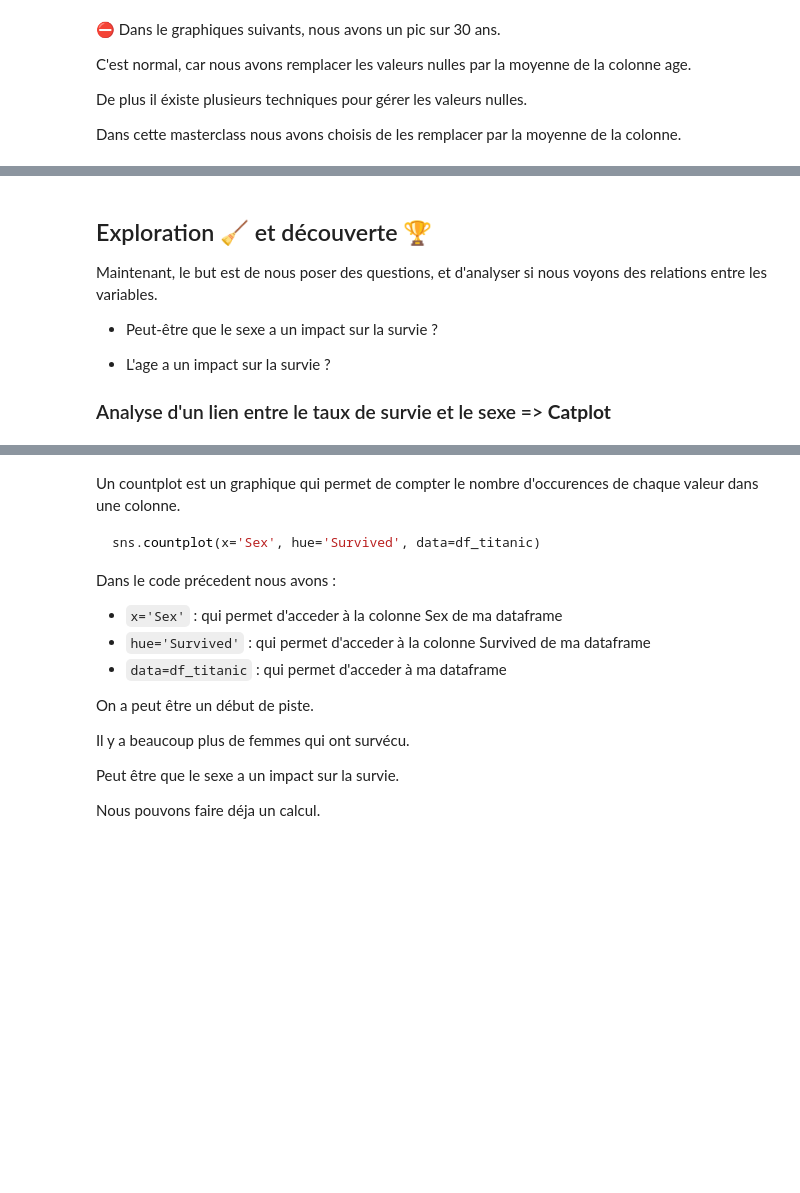
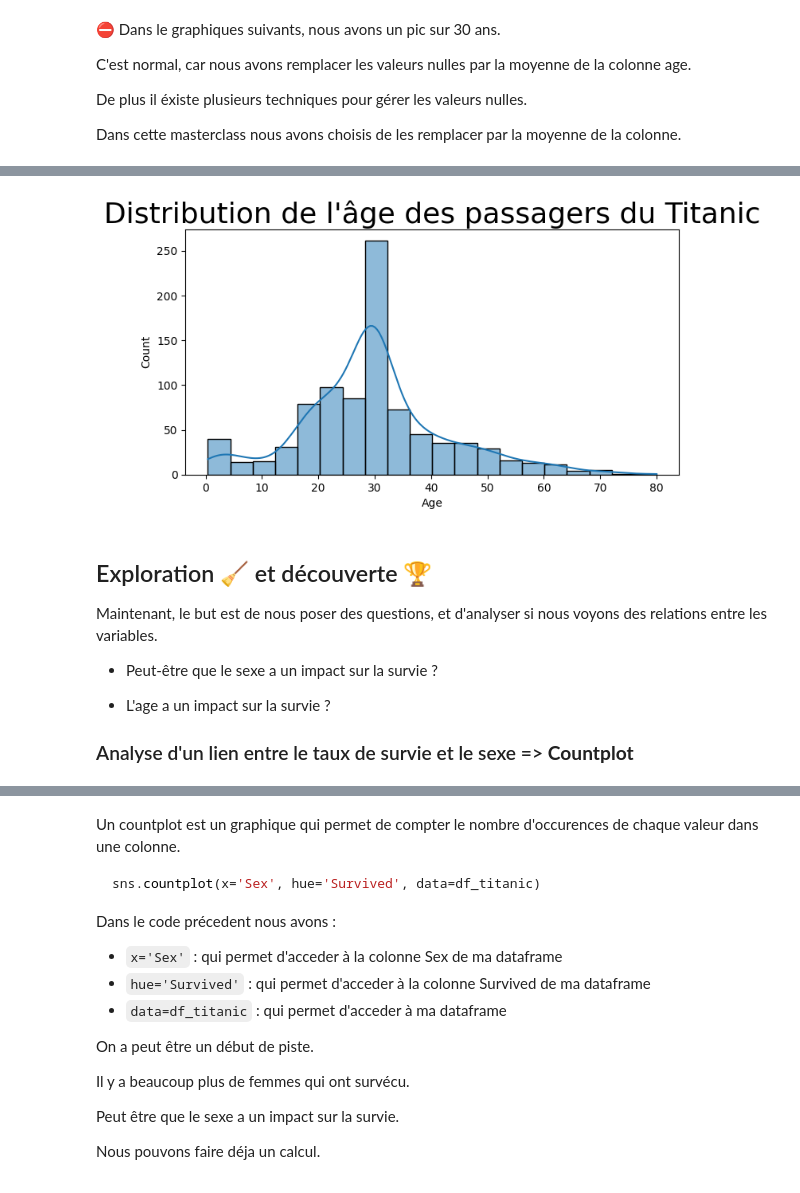
Before and after one commit to logan974/DataCupChallengeLoganFork, a Jupyter notebook: MasterClass_2/Cours2.ipynb, the cells around one changed output, grey strips where cells are left out. Drawn from its saved outputs; the diff is of its cells as text; code cells hidden in the pictures; blank space fills up the shorter version.

```diff
--- a/MasterClass_2/Cours2.ipynb
+++ b/MasterClass_2/Cours2.ipynb
@@ -544,18 +751,20 @@ Dans cette masterclass nous avons choisis de les remplacer par la moyenne de la
 # %%
 import seaborn as sns
 import matplotlib.pyplot as plt
 
-# Je précise la taille de ma figure
-plt.figure(figsize=(12, 4))
+# # Je précise la taille de ma figure
+plt.figure(figsize=(8, 4))
 
 # Créer un histogramme des âges des passagers
 sns.histplot(df_titanic['Age'], bins=20, kde=True)
 
-# Je donne un titre à mon graphique
-plt.title("Distribution de l'âge des passagers du Titanic", fontsize=16)
+# # Je donne un titre à mon graphique
+plt.title("Distribution de l'âge des passagers du Titanic", fontsize=26)
 
-# Afficher le graphique
+# # Afficher le graphique
 plt.show()
+# %% [output]
+[figure, added]
 # %% [markdown]
 ## Exploration 🧹 et découverte 🏆
 
@@ -566,7 +775,7 @@ Maintenant, le but est de nous poser des questions, et d'analyser si nous voyons
 - L'age a un impact sur la survie ?
 
 
-### Analyse d'un lien entre le taux de survie et le sexe => **Catplot**
+### Analyse d'un lien entre le taux de survie et le sexe => **Countplot**
 # %%
 # Pour la premiere question, nous pouvons faire un graphique de la distribution de la survie en fonction du sexe
 sns.countplot(x='Sex', hue='Survived', data=df_titanic)
```
Also changed, not shown: parts of 39 cells of this notebook, 10 other files.
